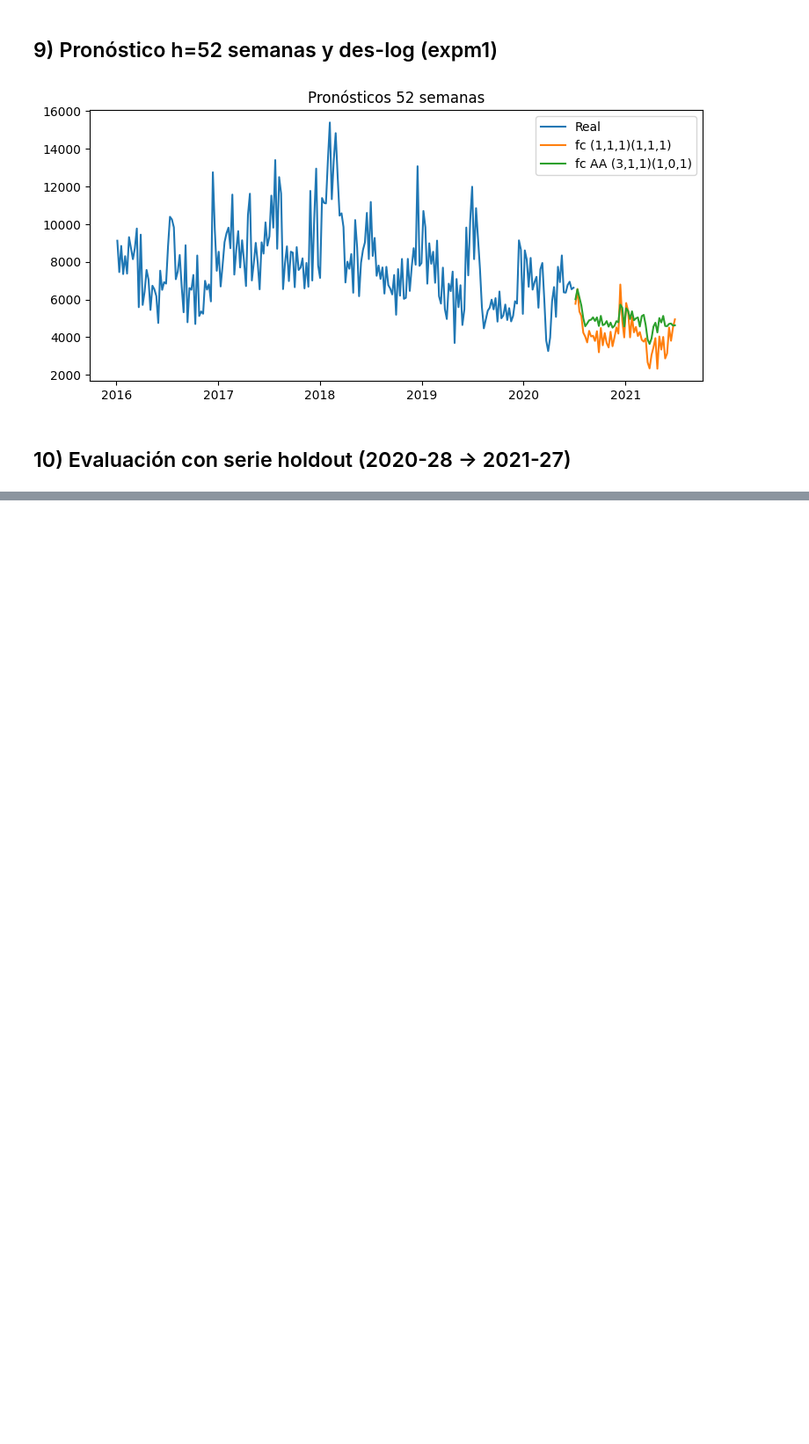
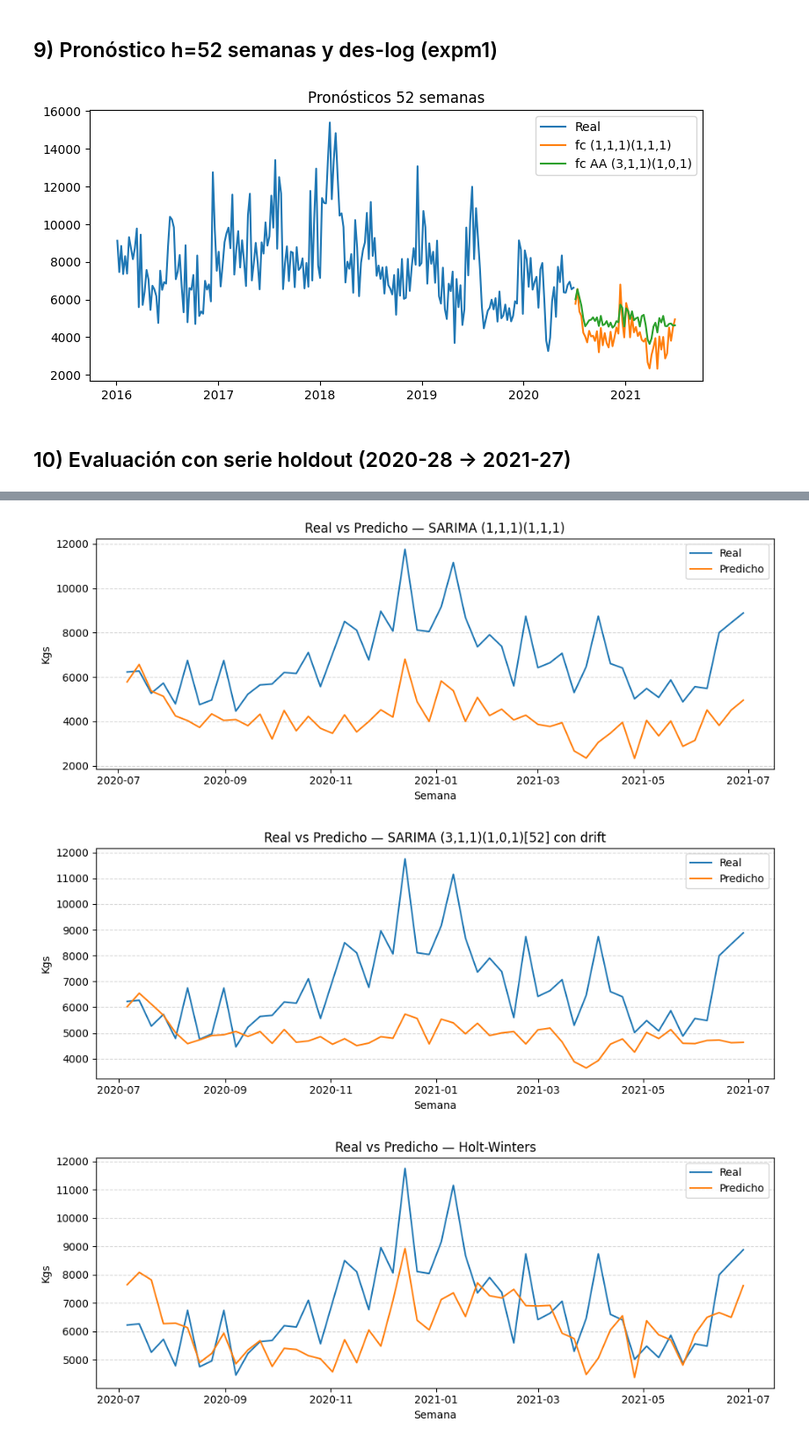
Before and after one commit to emiliano-ipa/AST1-CEIA-UBA-TP3, a Jupyter notebook: TP3.ipynb, the cells around one changed output, grey strips where cells are left out. Shown: that part at 88% size. Saved outputs shown, nothing was run; the diff lists cells and outputs as text; code cells hidden in the pictures; blank space fills up the shorter version.

```diff
--- a/TP3.ipynb
+++ b/TP3.ipynb
@@ -422,0 +657,73 @@ pd.DataFrame(results).T
+# %%
+import numpy as np
+import pandas as pd
+import matplotlib.pyplot as plt
+
+# --- helper: normaliza cualquier forecast a Serie 1D ---
+def forecast_to_series(fc, idx_fallback=None):
+    """
+    Acepta:
+      - pd.Series
+      - pd.DataFrame con columna 'mean' (o primera columna)
+      - statsmodels PredictionResults (tiene .predicted_mean)
+      - array/list
+    Devuelve: pd.Series float, sin infs/NaNs (se eliminan después al alinear)
+    """
+    if hasattr(fc, "predicted_mean"):
+        s = fc.predicted_mean
+    elif isinstance(fc, pd.Series):
+        s = fc
+    elif isinstance(fc, pd.DataFrame):
+        if "mean" in fc.columns:
+            s = fc["mean"]
+        elif "yhat" in fc.columns:
+            s = fc["yhat"]
+        else:
+            s = fc.iloc[:, 0]
+    else:
+        arr = np.asarray(fc).reshape(-1)
+        if idx_fallback is None:
+            s = pd.Series(arr)
+        else:
+            s = pd.Series(arr, index=idx_fallback[: len(arr)])
+
+    s = pd.to_numeric(s, errors="coerce")
+    s = s.replace([np.inf, -np.inf], np.nan)
+    return s
+
+# --- diccionario de modelos y sus pronósticos ---
+comparaciones = {
+    'SARIMA (1,1,1)(1,1,1)': fc1,
+    'SARIMA (3,1,1)(1,0,1)[52] con drift': fcaa,
+    'Holt-Winters': fc_hw,
+    'SARIMAX + Fourier': fc_fx,
+}
+
+# --- función de ploteo por modelo ---
+def plot_real_vs_pred(nombre, fc, y_obs):
+    pred = forecast_to_series(fc, idx_fallback=y_obs.index)
+    df = pd.concat([y_obs.rename('Real'), pred.rename('Pred')], axis=1)
+    df = df.dropna()  # elimina semanas donde falte alguno
+
+    if df.empty:
+        print(f"⚠️ {nombre}: no hay datos válidos para graficar (NaN/índices no coinciden).")
+        return
+
+    plt.figure(figsize=(10,4))
+    plt.plot(df.index, df['Real'], label='Real')
+    plt.plot(df.index, df['Pred'], label='Predicho')
+    plt.title(f"Real vs Predicho — {nombre}")
+    plt.xlabel("Semana")
+    plt.ylabel("Kgs")
+    plt.legend()
+    plt.grid(True, which='major', axis='y', linestyle='--', alpha=0.5)
+    plt.tight_layout()
+    plt.show()
+
+# --- generar los 4 gráficos ---
+for nombre, fc in comparaciones.items():
+    plot_real_vs_pred(nombre, fc, y_obs)
+# %% [output]
+[figure, added]
+[figure, added]
+[figure, added]
```
Also changed, not shown: parts of 17 cells of this notebook.
